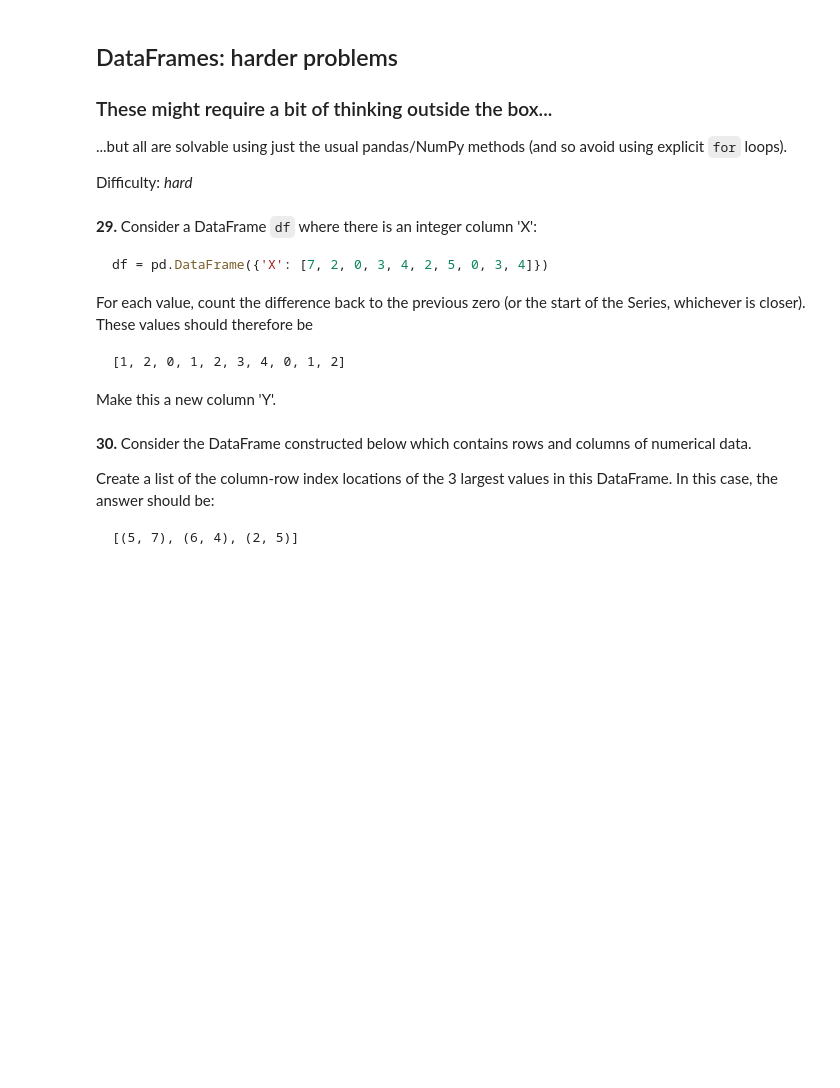
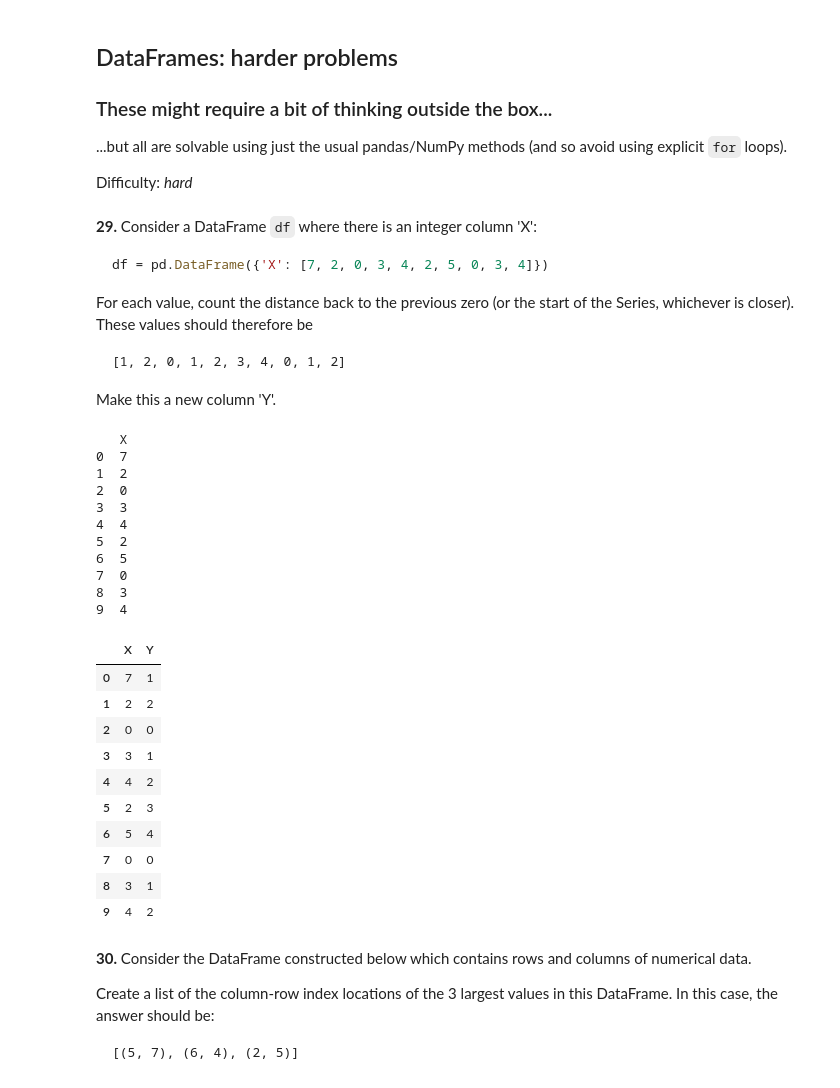
Before and after one commit to MaximeLambertManzi/60-pandas-puzzles, a Jupyter notebook: 100-pandas-puzzles.ipynb, the cells around one changed output. Cells and saved outputs as stored; diff of their text form; code cells hidden in the pictures; blank space fills up the shorter version.

````diff
--- a/100-pandas-puzzles.ipynb
+++ b/100-pandas-puzzles.ipynb
@@ -472,13 +649,50 @@ Difficulty: *hard*
 ```python
 df = pd.DataFrame({'X': [7, 2, 0, 3, 4, 2, 5, 0, 3, 4]})
 ```
-For each value, count the difference back to the previous zero (or the start of the Series, whichever is closer). These values should therefore be
+For each value, count the distance back to the previous zero (or the start of the Series, whichever is closer). These values should therefore be
 
 ```
 [1, 2, 0, 1, 2, 3, 4, 0, 1, 2]
 ```
 
 Make this a new column 'Y'.
+# %%
+# Too hard, had to check for answers
+df = pd.DataFrame({"X": [7, 2, 0, 3, 4, 2, 5, 0, 3, 4]})
+
+print(df)
+
+indices = list(df[df["X"] == 0].index)
+indices.insert(0, 0)
+
+values = np.repeat(indices, np.diff(indices + [len(df)]))
+values = np.where(values == 0, -1, values)
+
+df["Y"] = df.index - values
+df
+# %% [output]
+   X
+0  7
+1  2
+2  0
+3  3
+4  4
+5  2
+6  5
+7  0
+8  3
+9  4
+|  | X | Y |
+| 0 | 7 | 1 |
+| 1 | 2 | 2 |
+| 2 | 0 | 0 |
+| 3 | 3 | 1 |
+| 4 | 4 | 2 |
+| 5 | 2 | 3 |
+| 6 | 5 | 4 |
+| 7 | 0 | 0 |
+| 8 | 3 | 1 |
+| 9 | 4 | 2 |
 # %% [markdown]
 **30.** Consider the DataFrame constructed below which contains rows and columns of numerical data.
 
````
Also changed, not shown: parts of 11 cells of this notebook, 1 other file.
